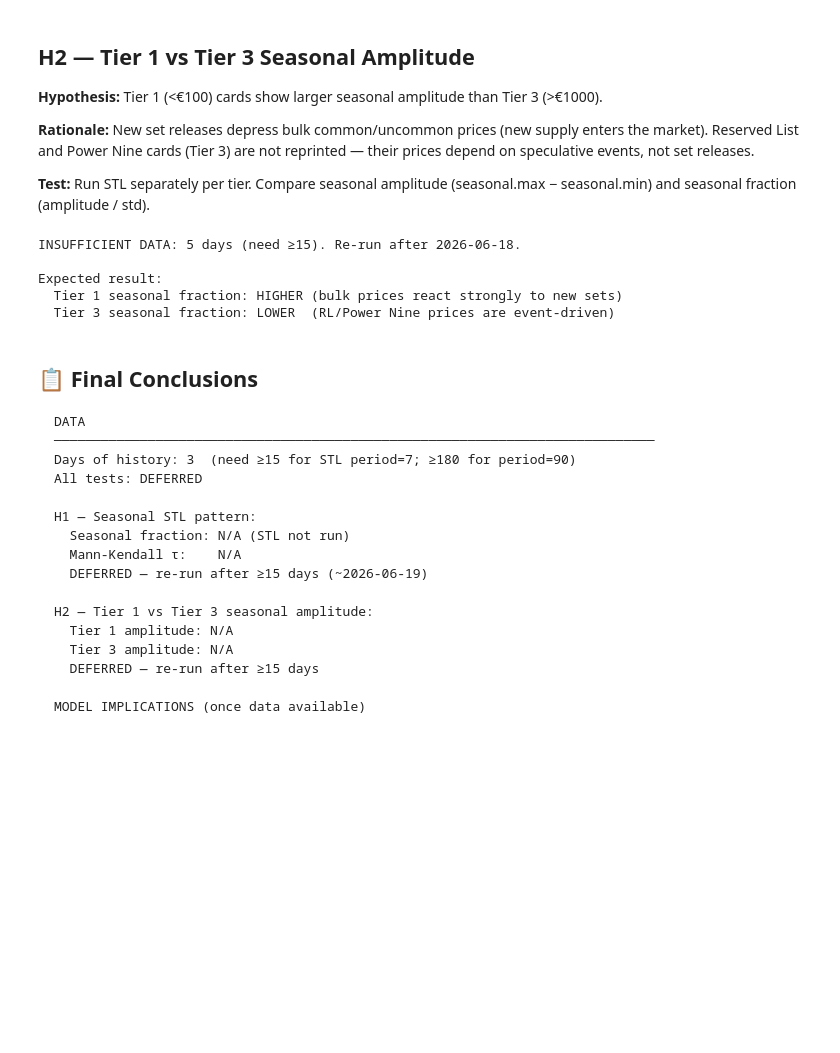
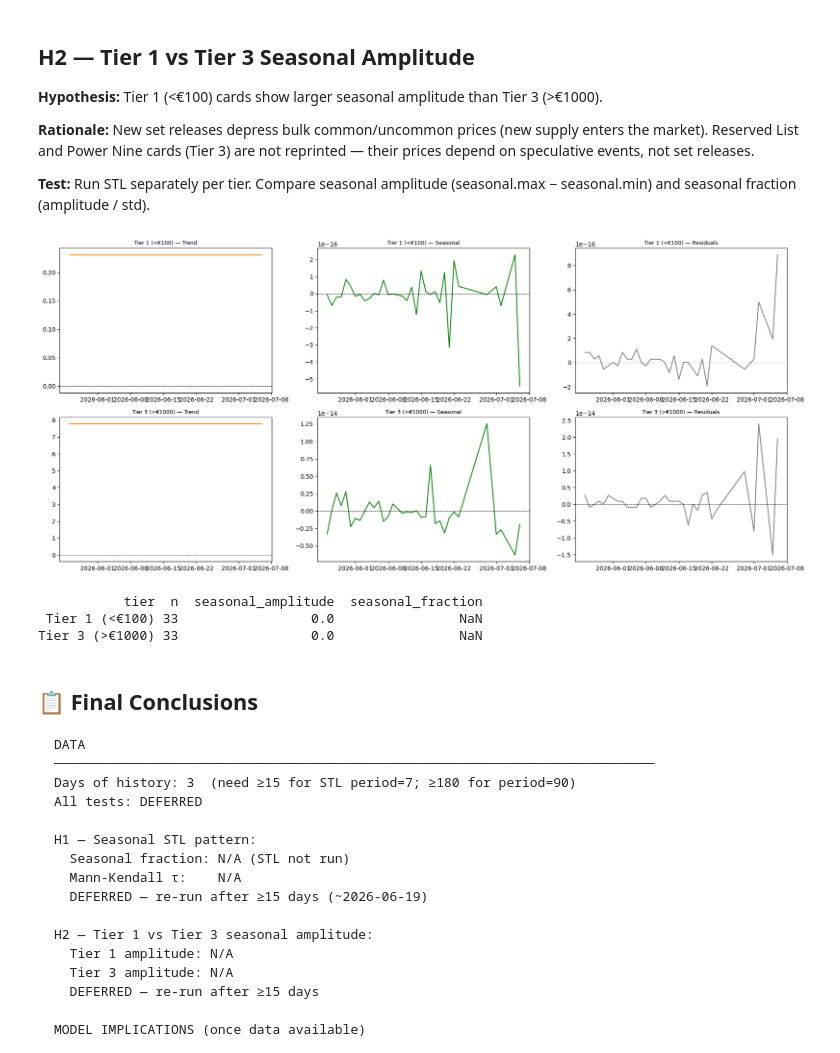
Before and after one commit to jedrzejpolaczek/aviarium.columbarius, a Jupyter notebook: notebooks/confirmatory_data_analysis/06_seasonality.ipynb, the cells around one changed output. Drawn from its saved outputs; the diff is of its cells as text; code cells hidden in the pictures; blank space fills up the shorter version.

```diff
--- a/notebooks/confirmatory_data_analysis/06_seasonality.ipynb
+++ b/notebooks/confirmatory_data_analysis/06_seasonality.ipynb
@@ -195,39 +198,39 @@ else:
                     transform=ax.transAxes,
                 )
             tier_results.append(
                 {"tier": label, "n": len(ts_log), "seasonal_fraction": None}
             )
             continue
         stl_t = STL(ts_log, period=period, robust=True).fit()
         amp = stl_t.seasonal.max() - stl_t.seasonal.min()
-        frac = amp / ts_log.std()
+        ts_std = ts_log.std()
+        frac = np.nan if ts_std < 1e-9 else amp / ts_std
         tier_results.append(
             {
                 "tier": label,
                 "n": len(ts_log),
                 "seasonal_amplitude": round(amp, 4),
                 "seasonal_fraction": round(frac, 4),
             }
         )
         # Plot each STL component in the correct row/column of the grid
         for ax, component, title, color in zip(
             axes[row_idx],
             [stl_t.trend, stl_t.seasonal, stl_t.resid],
             ["Trend", "Seasonal", "Residuals"],
             ["darkorange", "green", "gray"],
         ):
             ax.plot(ts_log.index, component, color=color)
             ax.axhline(0, color="black", linewidth=0.6, linestyle="--")
             ax.set_title(f"{label} — {title}", fontsize=9)
     plt.tight_layout()
     plt.show()
     print(pd.DataFrame(tier_results).to_string(index=False))
 # %% [output]
+[figure, added]
-INSUFFICIENT DATA: 5 days (need ≥15). Re-run after 2026-06-18.
-
-Expected result:
-  Tier 1 seasonal fraction: HIGHER (bulk prices react strongly to new sets)
-  Tier 3 seasonal fraction: LOWER  (RL/Power Nine prices are event-driven)
+           tier  n  seasonal_amplitude  seasonal_fraction
+ Tier 1 (<€100) 33                 0.0                NaN
+Tier 3 (>€1000) 33                 0.0                NaN
 # %%
 gold.close()
 # %% [markdown]
```
Also changed, not shown: parts of 2 cells of this notebook, 25 other files.
